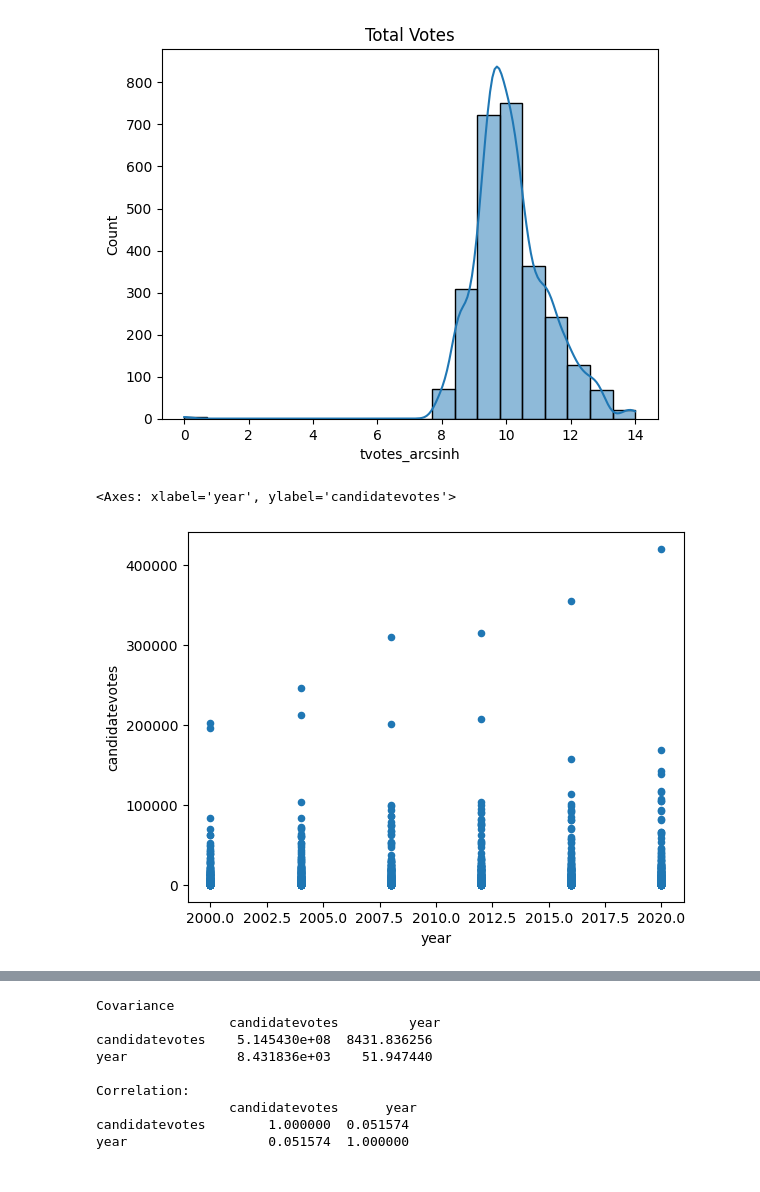
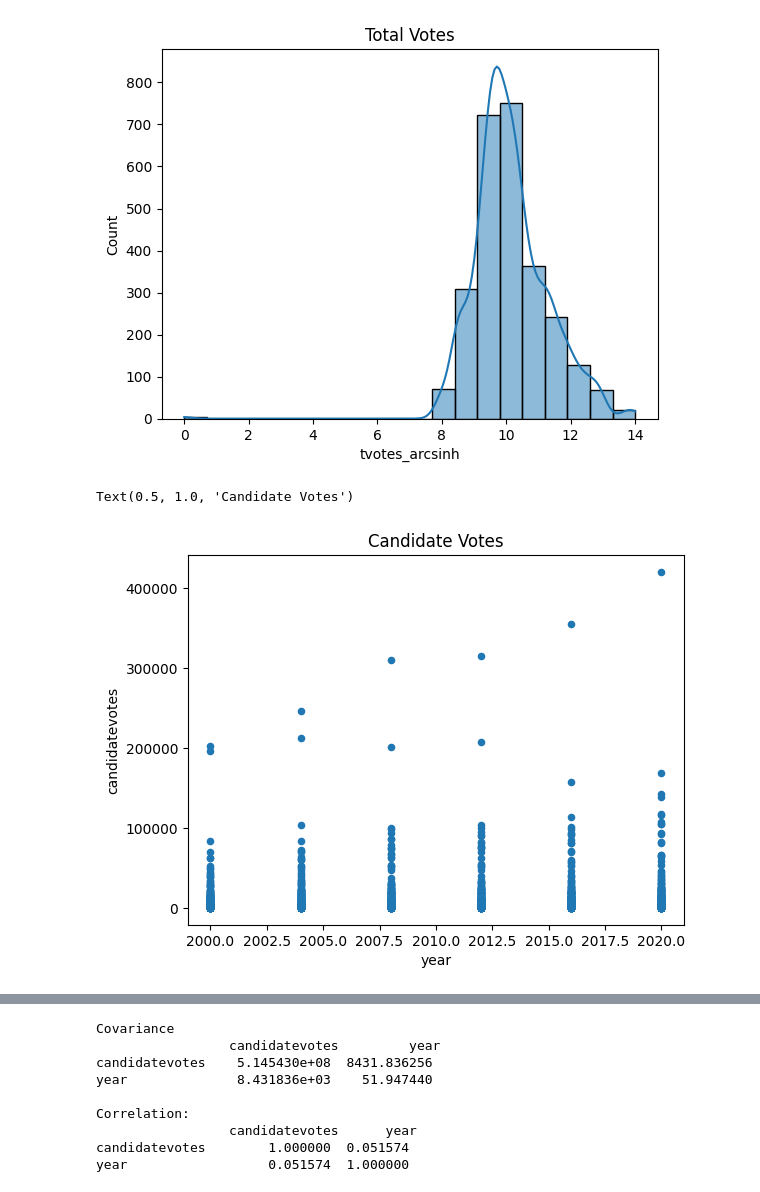
Before and after one commit to kelseymatsik/project_voting, a Jupyter notebook: Visuals_Density_Plots.ipynb, the cells around one changed output, grey strips where cells are left out. Cells and saved outputs as stored; diff of their text form; code cells hidden in the pictures.

```diff
--- a/Visuals_Density_Plots.ipynb
+++ b/Visuals_Density_Plots.ipynb
@@ -124,8 +126,9 @@ Text(0.5, 1.0, 'Total Votes')
 [figure]
 # %%
 df.plot.scatter(y='candidatevotes',x='year')
+plt.title('Candidate Votes')
 # %% [output]
-<Axes: xlabel='year', ylabel='candidatevotes'>
+Text(0.5, 1.0, 'Candidate Votes')
-[figure, old version]
+[figure, new version]
 # %%
 df.plot.scatter(y='totalvotes',x='year')
```
Also changed, not shown: parts of 10 cells of this notebook.
